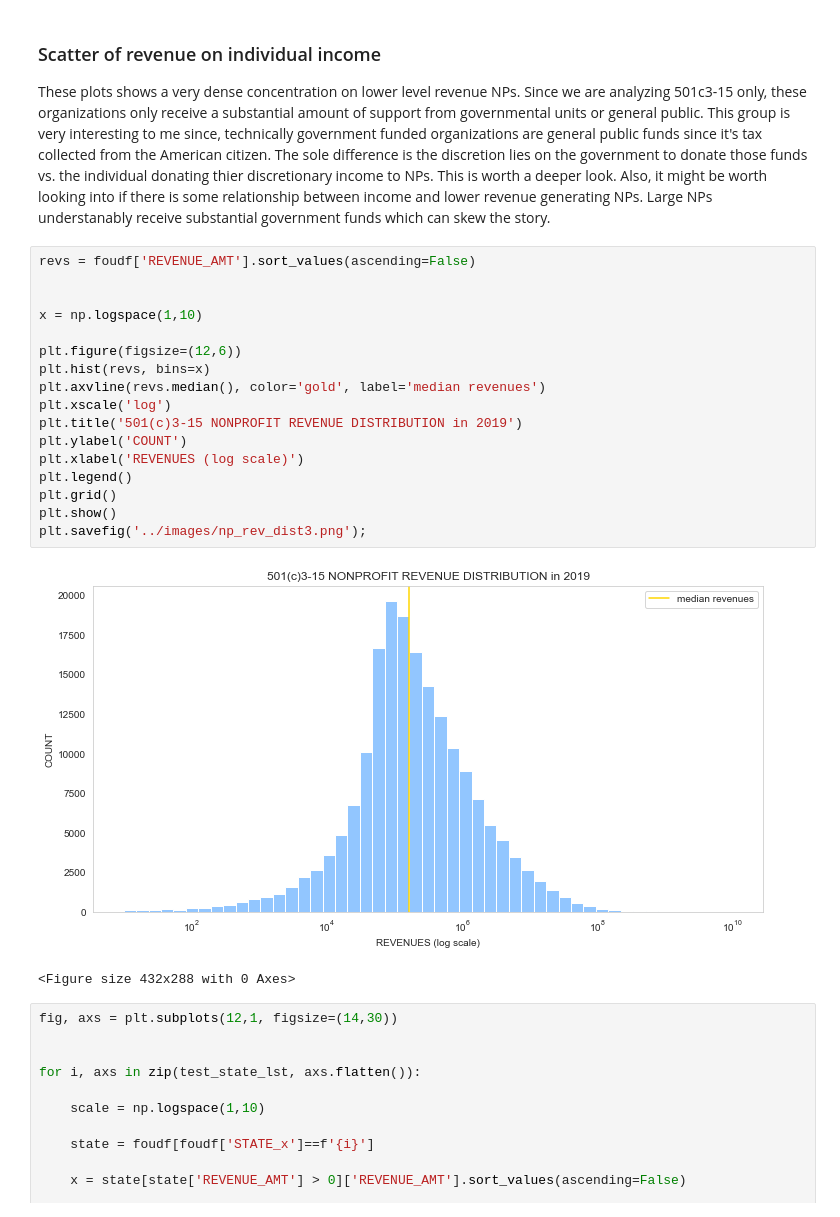
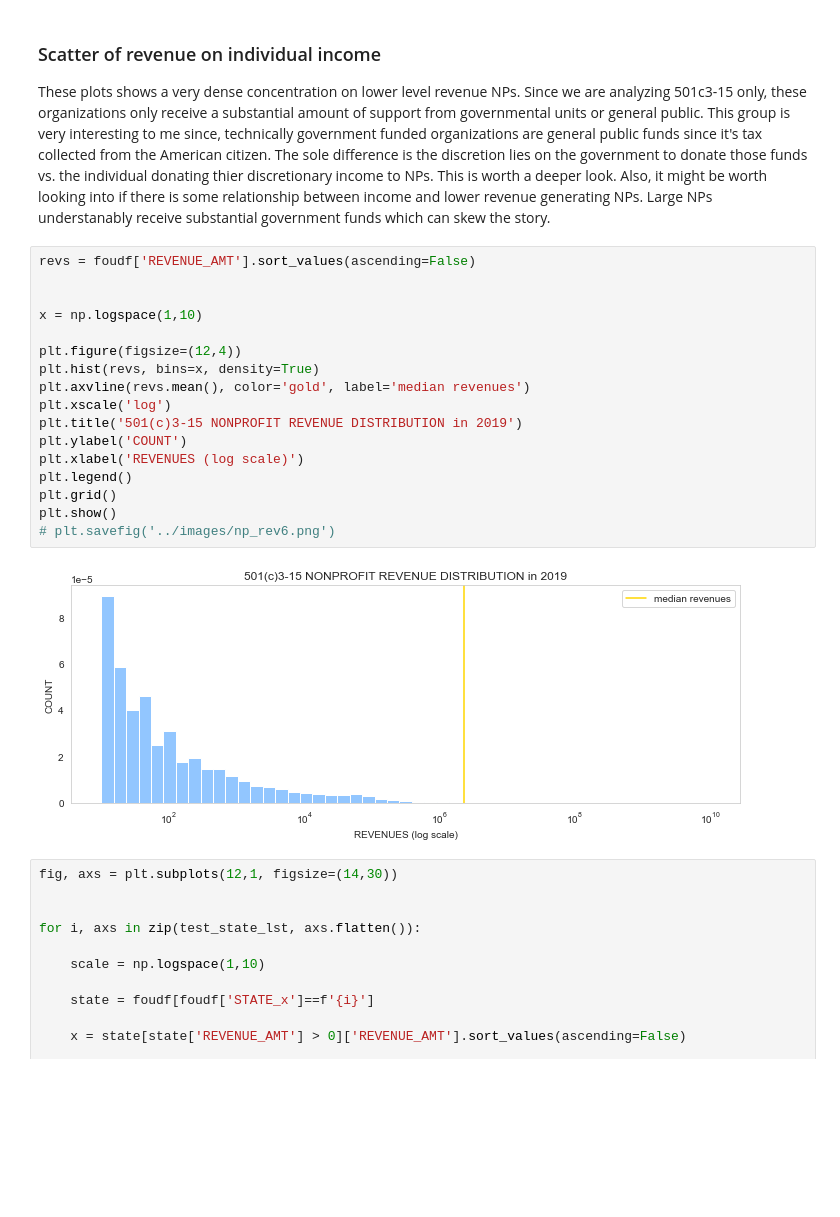
Before and after one commit to lesro/change_unlimited, a Jupyter notebook: notebooks/day3_eda_.ipynb, the cells around one changed output. Cells and saved outputs as stored; diff of their text form; blank space fills up the shorter version.

```diff
--- a/notebooks/day3_eda_.ipynb
+++ b/notebooks/day3_eda_.ipynb
@@ -309,23 +316,22 @@ These plots shows a very dense concentration on lower level revenue NPs. Since w
 # %%
 revs = foudf['REVENUE_AMT'].sort_values(ascending=False)
 
 
 x = np.logspace(1,10)
 
-plt.figure(figsize=(12,6))
-plt.hist(revs, bins=x)
-plt.axvline(revs.median(), color='gold', label='median revenues')
+plt.figure(figsize=(12,4))
+plt.hist(revs, bins=x, density=True)
+plt.axvline(revs.mean(), color='gold', label='median revenues')
 plt.xscale('log')
 plt.title('501(c)3-15 NONPROFIT REVENUE DISTRIBUTION in 2019')
 plt.ylabel('COUNT')
 plt.xlabel('REVENUES (log scale)')
 plt.legend()
 plt.grid()
 plt.show()
-plt.savefig('../images/np_rev_dist3.png');
+# plt.savefig('../images/np_rev6.png')
 # %% [output]
-[figure, old version]
+[figure, new version]
-<Figure size 432x288 with 0 Axes>
 # %%
 fig, axs = plt.subplots(12,1, figsize=(14,30))
 
```
Also changed, not shown: parts of 2 cells of this notebook, 3 other files.
